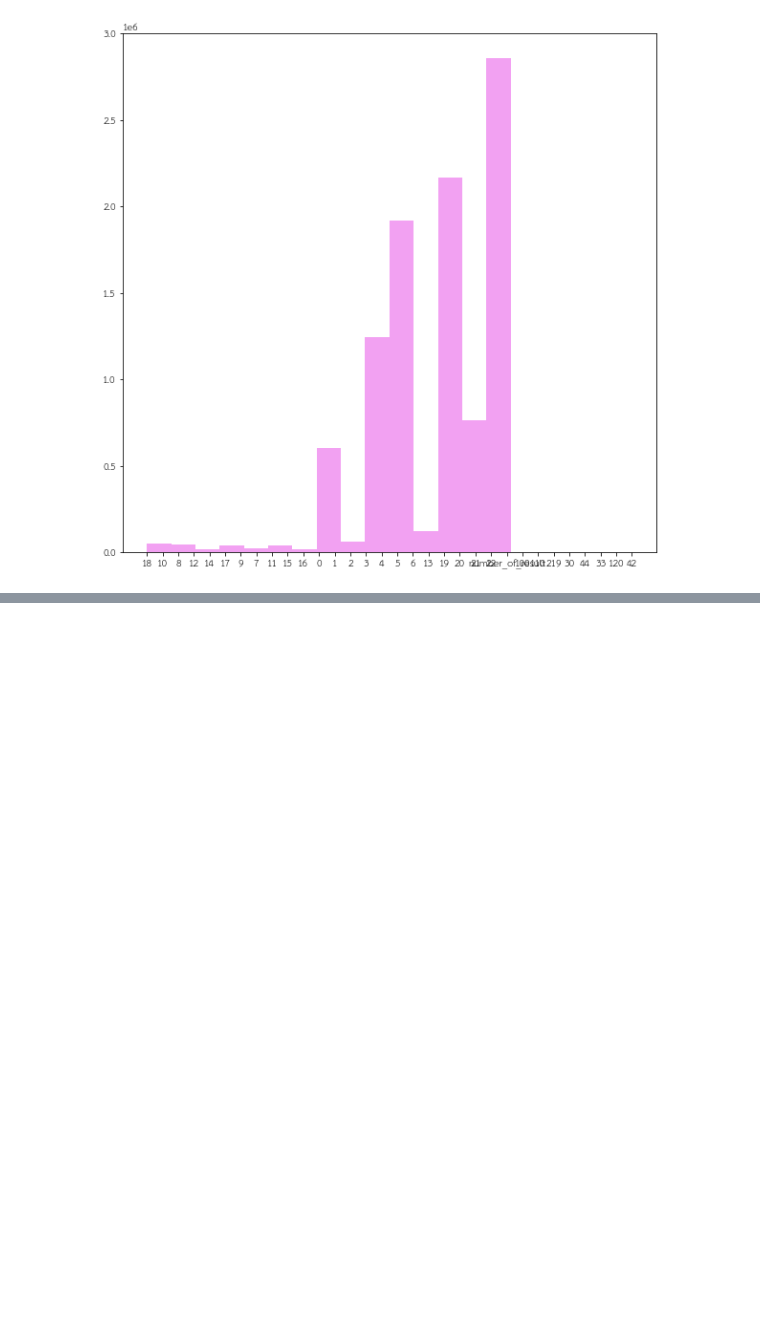
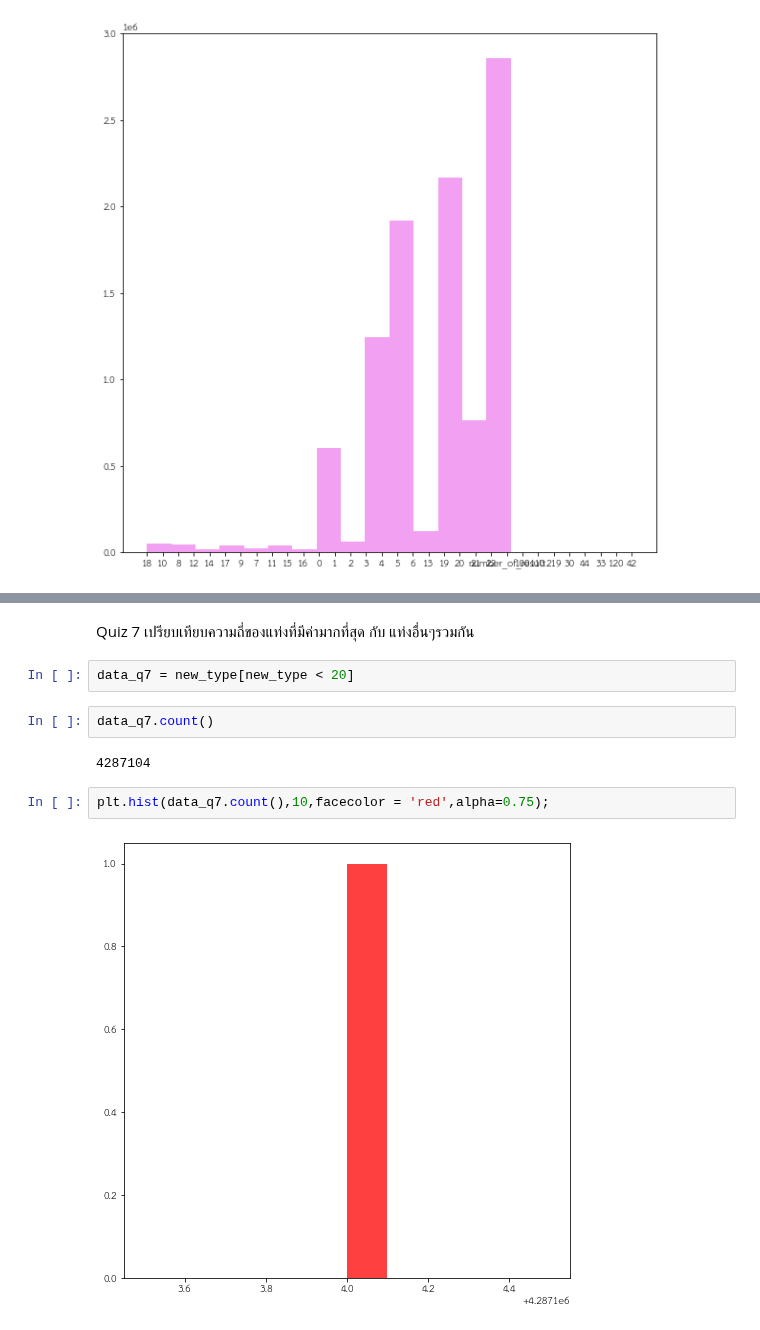
Before and after one commit to MeenTers/data_viz, a Jupyter notebook: Visualize_Data_Comparison.ipynb, the cells around one changed output, grey strips where cells are left out. Drawn from its saved outputs; the diff is of its cells as text; blank space fills up the shorter version.

Commit message:
Quiz7

```diff
--- a/Visualize_Data_Comparison.ipynb
+++ b/Visualize_Data_Comparison.ipynb
@@ -233,0 +298,12 @@ output1 = plt.hist(list(data['number_of_result']),20,facecolor = 'violet',alpha=
+# %% [markdown]
+Quiz 7 เปรียบเทียบความถี่ของแท่งที่มีค่ามากที่สุด กับ แท่งอื่นๆรวมกัน
+# %%
+data_q7 = new_type[new_type < 20]
+# %%
+data_q7.count()
+# %% [output]
+4287104
+# %%
+plt.hist(data_q7.count(),10,facecolor = 'red',alpha=0.75);
+# %% [output]
+[figure, added]
```
Also changed, not shown: parts of 20 cells of this notebook.
